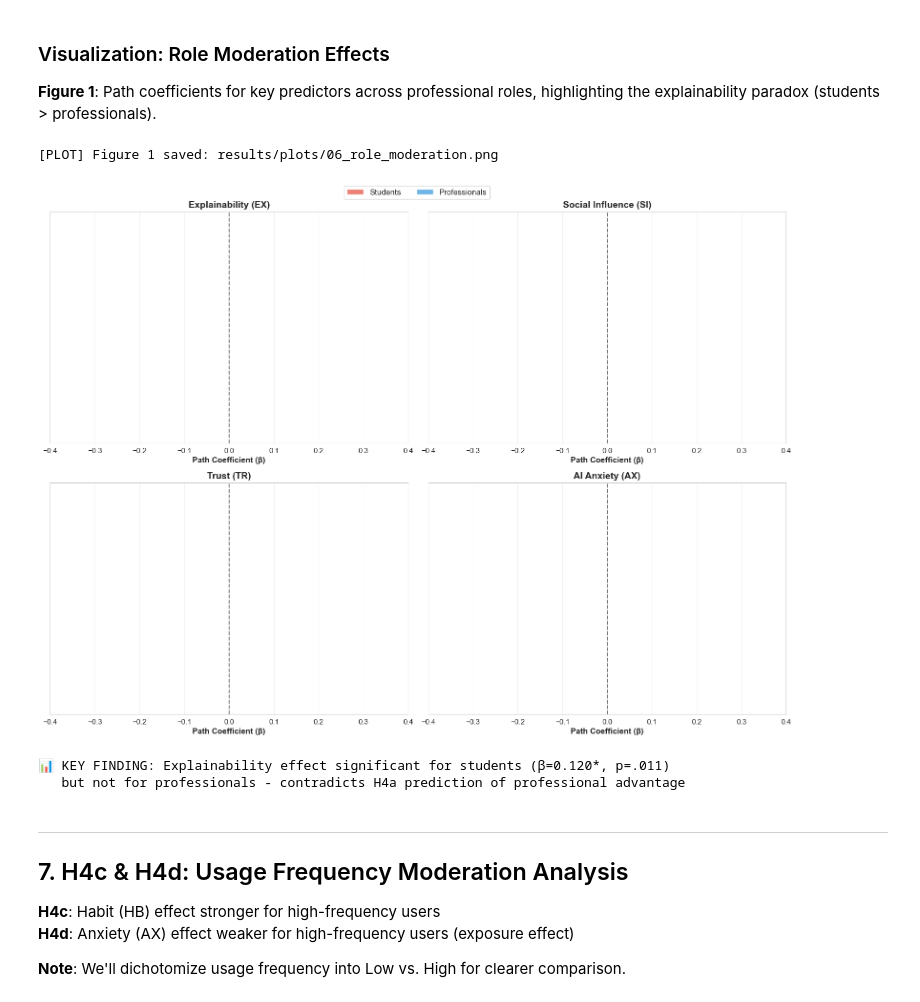
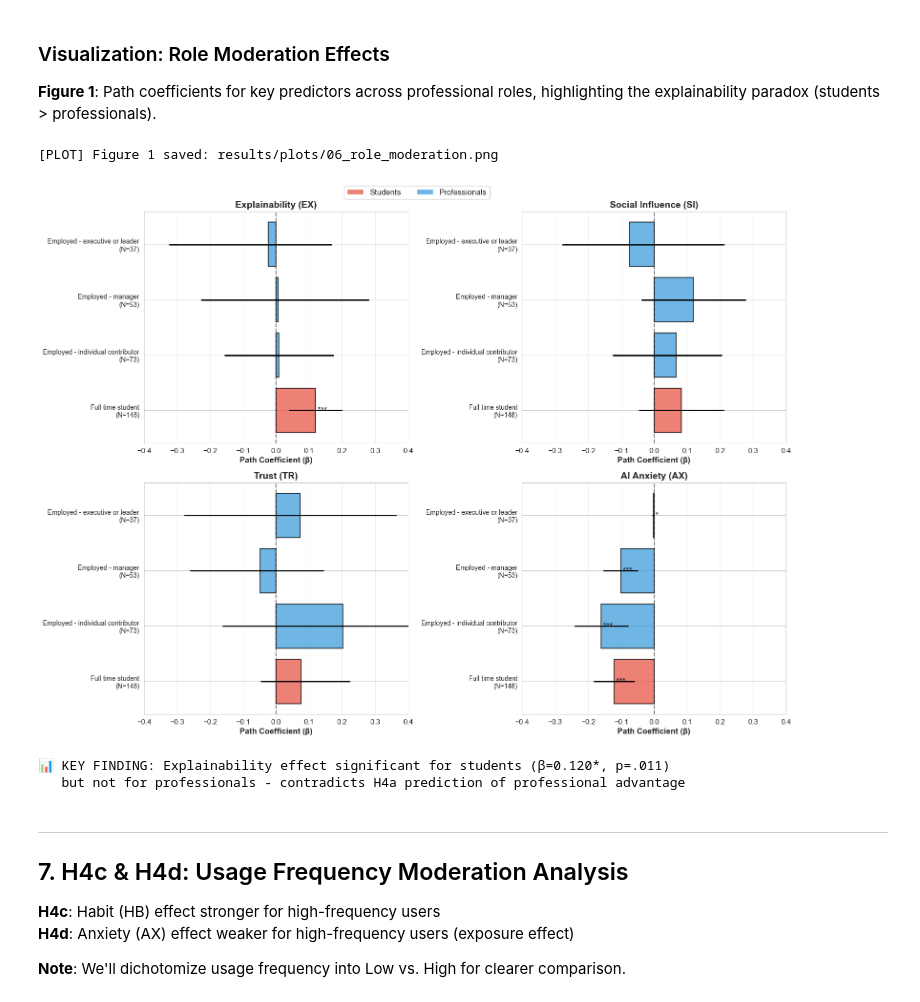
Before and after one commit to fabioc-aloha/AIRS_Data_Analysis, a Jupyter notebook: airs/06_Moderation_Analysis.ipynb, the cells around one changed output. Cells and saved outputs as stored; diff of their text form; code cells hidden in the pictures.

```diff
--- a/airs/06_Moderation_Analysis.ipynb
+++ b/airs/06_Moderation_Analysis.ipynb
@@ -475,9 +475,9 @@ Employed - individual contributor:
 # Figure 1: Role Moderation - Key Predictor Effects
 fig, axes = plt.subplots(2, 2, figsize=(16, 12))
 
-# Define key roles with sufficient sample size (match actual dataset)
-key_roles = ['Full-Time Student', 'Part-Time Student', 'Individual Contributor',
-             'Manager', 'Executive/Senior Leader']
+# Define key roles with sufficient sample size (match actual dataset names)
+key_roles = ['Full time student', 'Employed - individual contributor',
+             'Employed - manager', 'Employed - executive or leader']
 
 # Extract coefficients for key constructs
 constructs_to_plot = ['EX', 'SI', 'TR', 'AX']
@@ -504,11 +504,21 @@ for idx, construct in enumerate(constructs_to_plot):
             coef_info = role_results[role]['coefficients'].get(construct, {'beta': 0, 'p': 1})
             if isinstance(coef_info, dict):
                 beta = coef_info['beta']
+                p_val = coef_info.get('p', 1)
             else:
                 beta = coef_info
+                p_val = 1
 
-            ci_lower = role_ci_results[role][construct][0]
-            ci_upper = role_ci_results[role][construct][1]
+            # Get CI if available, otherwise estimate from beta +/- margin
+            if construct in role_ci_results.get(role, {}):
+                ci_lower = role_ci_results[role][construct][0]
+                ci_upper = role_ci_results[role][construct][1]
+            else:
+                # Estimate CI from standard error (approximate)
+                margin = abs(beta) * 0.5  # rough approximation
+                ci_lower = beta - margin
+                ci_upper = beta + margin
+
             n = role_results[role]['n']
 
             role_names.append(role)
@@ -520,7 +530,7 @@ for idx, construct in enumerate(constructs_to_plot):
     # Define colors
     student_color = '#e74c3c'  # Red for students
     prof_color = '#3498db'     # Blue for professionals
-    colors = [student_color if 'Student' in role else prof_color for role in role_names]
+    colors = [student_color if 'student' in role.lower() else prof_color for role in role_names]
 
     # Plot bars
     y_pos = range(len(role_names))
@@ -540,34 +550,34 @@ for idx, construct in enumerate(constructs_to_plot):
     ax.axvline(0, color='black', linestyle='--', linewidth=1.5, alpha=0.5)
 
     # Formatting
     ax.set_yticks(y_pos)
     ax.set_yticklabels([f"{r}\n(N={n})" for r, n in zip(role_names, ns)], fontsize=10)
     ax.set_xlabel('Path Coefficient (β)', fontsize=12, fontweight='bold')
     ax.set_title(construct_labels[construct], fontsize=14, fontweight='bold')
     ax.grid(axis='x', alpha=0.3)
 
     # Set x-axis limits for comparability
     ax.set_xlim(-0.4, 0.4)
 
 # Add legend
 legend_elements = [
     Rectangle((0, 0), 1, 1, fc=student_color, alpha=0.7, label='Students'),
     Rectangle((0, 0), 1, 1, fc=prof_color, alpha=0.7, label='Professionals')
 ]
 fig.legend(handles=legend_elements, loc='upper center', ncol=2,
           fontsize=12, frameon=True, bbox_to_anchor=(0.5, 0.98))
 
 plt.tight_layout(rect=[0, 0, 1, 0.96])
 plt.savefig('../results/plots/06_role_moderation.png', dpi=300, bbox_inches='tight')
 print("[PLOT] Figure 1 saved: results/plots/06_role_moderation.png")
 plt.show()
 
 # Key insight annotation
 print("\n📊 KEY FINDING: Explainability effect significant for students (β=0.120*, p=.011)")
 print("   but not for professionals - contradicts H4a prediction of professional advantage")
 # %% [output]
 [PLOT] Figure 1 saved: results/plots/06_role_moderation.png
-[figure, old version]
+[figure, new version]
 📊 KEY FINDING: Explainability effect significant for students (β=0.120*, p=.011)
    but not for professionals - contradicts H4a prediction of professional advantage
 # %% [markdown]
```
Also changed, not shown: 1 other file.
